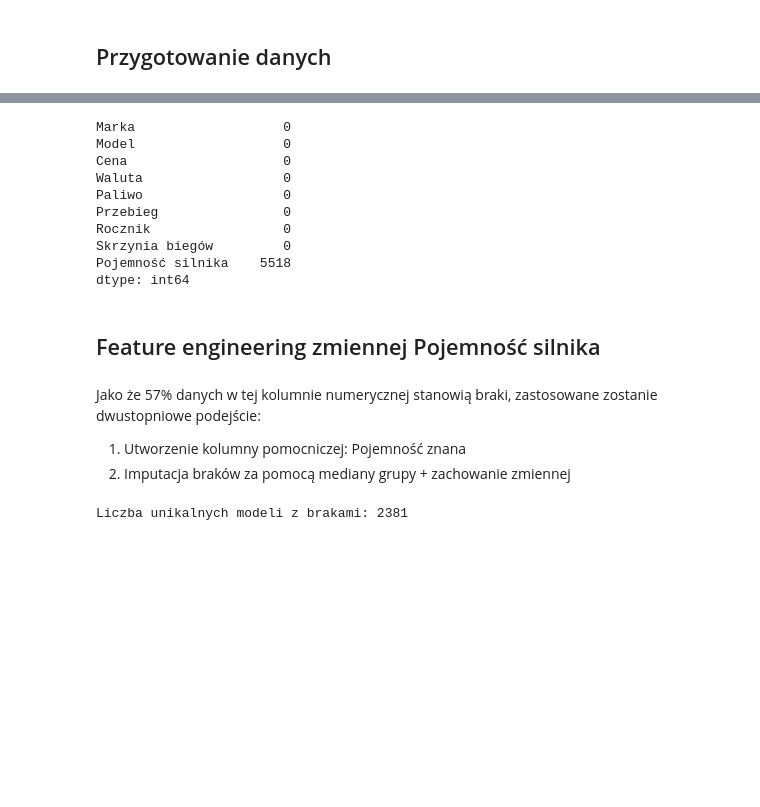
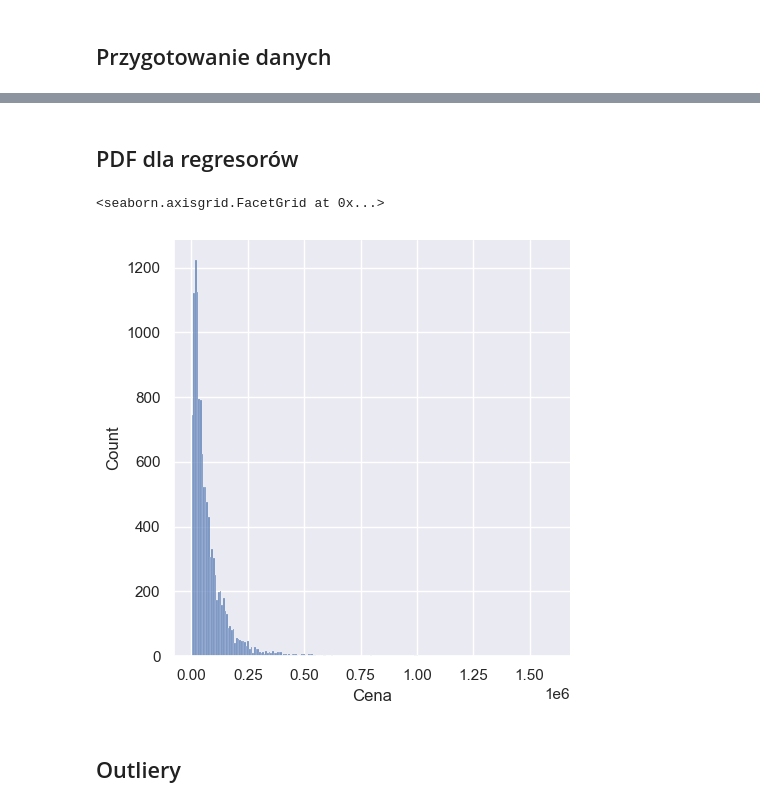
Before and after one commit to Maxik121/Otomoto-Data-Analysis, a Jupyter notebook: predictive_model.ipynb, the cells around one changed output, grey strips where cells are left out. Cells and saved outputs as stored; diff of their text form; code cells hidden in the pictures; blank space fills up the shorter version.

```diff
--- a/predictive_model.ipynb
+++ b/predictive_model.ipynb
@@ -15,7 +15,7 @@ import matplotlib.pyplot as plt
 import seaborn as sns
 import statsmodels.api as sm
 from sklearn.linear_model import LinearRegression
-sns.set_theme(style="whitegrid")
+sns.set_theme()
 # %%
 data = pd.read_csv('cars_data.csv')
 data
@@ -51,27 +52,9 @@ data.describe(include='all')
-# %%
-data.isnull().sum()
-# %% [output]
-Marka                   0
-Model                   0
-Cena                    0
-Waluta                  0
-Paliwo                  0
-Przebieg                0
-Rocznik                 0
-Skrzynia biegów         0
-Pojemność silnika    5518
-dtype: int64
-# %% [markdown]
-## Feature engineering zmiennej Pojemność silnika
-# %% [markdown]
-Jako że 57% danych w tej kolumnie numerycznej stanowią braki, zastosowane zostanie dwustopniowe podejście:
-1. Utworzenie kolumny pomocniczej: Pojemność znana
-2. Imputacja braków za pomocą mediany grupy + zachowanie zmiennej
-# %%
-df = pd.read_csv("cars_data.csv")
-
-# Sprawdźmy, czy dla brakujących wierszy możemy odtworzyć pojemność z innych aut tej samej marki i modelu
-# (jeśli dany model ma w bazie wersje z znaną pojemnością)
-print("Liczba unikalnych modeli z brakami:", df[df['Pojemność silnika'].isnull()]['Model'].nunique())
-# %% [output]
-Liczba unikalnych modeli z brakami: 2381
+# %% [markdown]
+## PDF dla regresorów
+# %%
+sns.displot(data['Cena'])
+# %% [output]
+<seaborn.axisgrid.FacetGrid at 0x...>
+[figure, added]
+# %% [markdown]
+## Outliery
```
Also changed, not shown: parts of 22 cells of this notebook.
